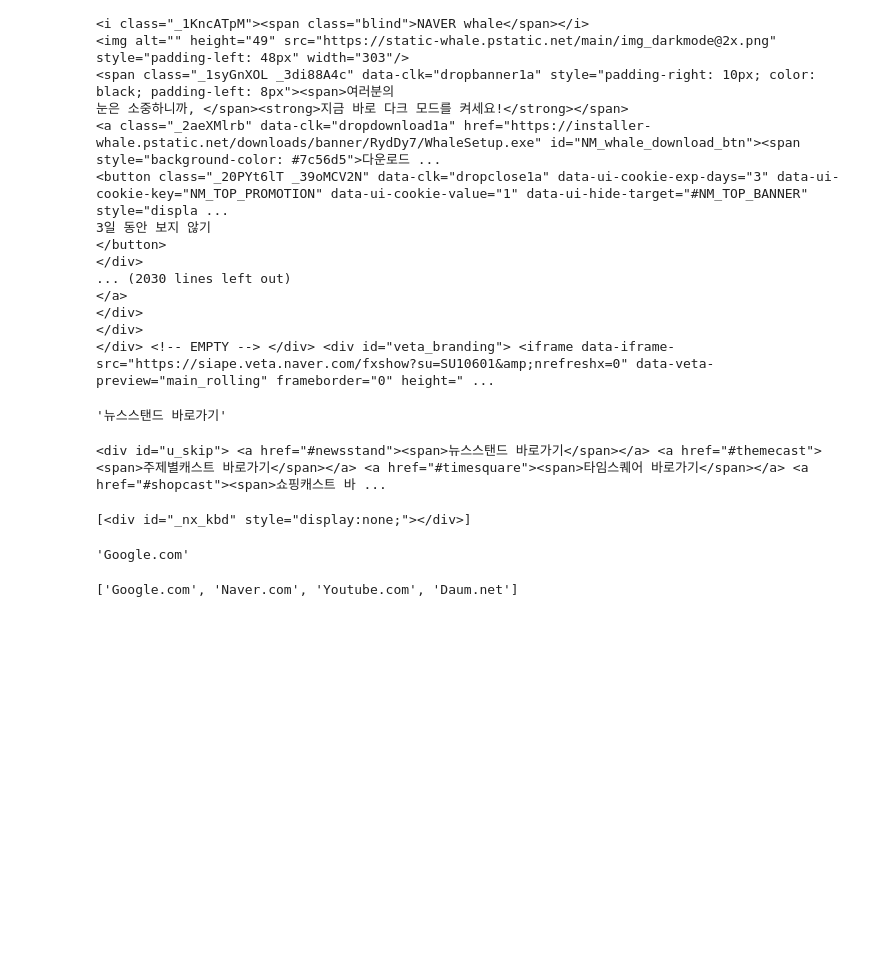
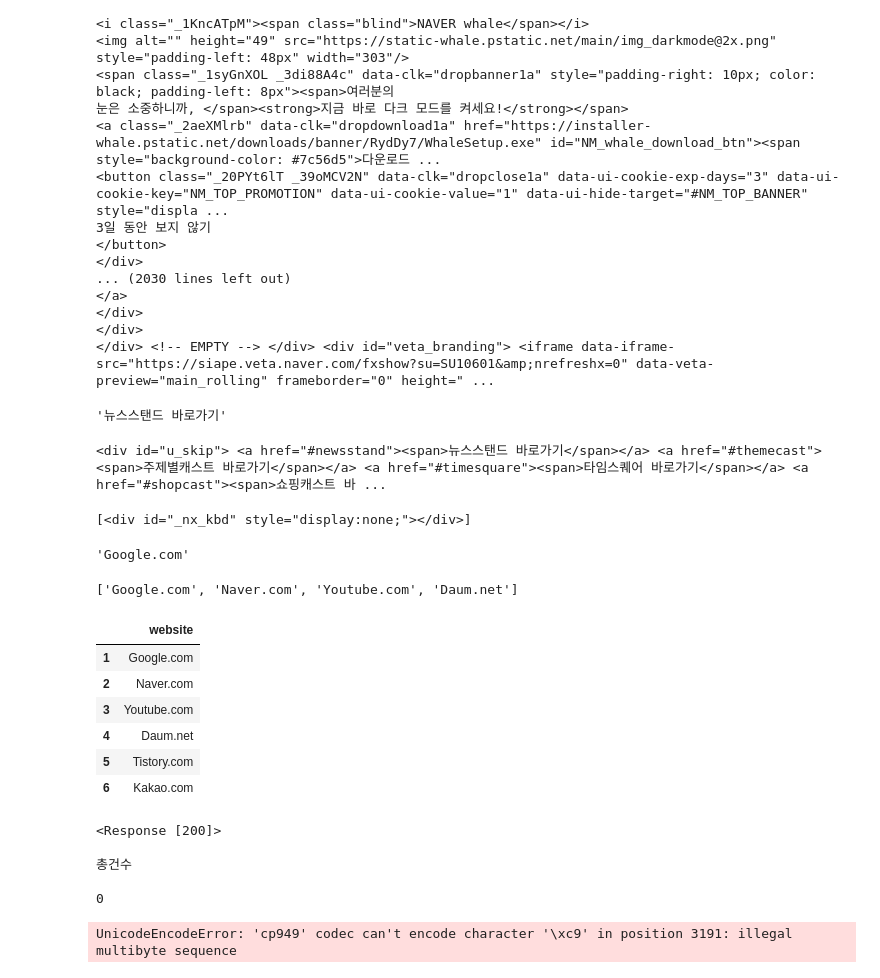
Before and after one commit to IDF13/mulcam_army, a Jupyter notebook: 크롤링 연습.ipynb, the cells around one changed output. Saved outputs shown, nothing was run; the diff lists cells and outputs as text; code cells hidden in the pictures; blank space fills up the shorter version.

Commit message:
melon_crawling

```diff
--- a/크롤링 연습.ipynb
+++ b/크롤링 연습.ipynb
@@ -119,4 +116,0 @@ website_ranking = [web_ranking_element.get_text() for web_ranking_element in web
-# %%
-website_ranking[:4]
-# %% [output]
-['Google.com', 'Naver.com', 'Youtube.com', 'Daum.net']
@@ -127,0 +119,41 @@ df
+# %%
+website_ranking[:4]
+# %% [output]
+['Google.com', 'Naver.com', 'Youtube.com', 'Daum.net']
+# %%
+import pandas as pd
+website_ranking_dict = {'website':website_ranking}
+df = pd.DataFrame(website_ranking_dict, columns=['website'], index=range(1,len(website_ranking)+1))
+df[0:6]
+# %% [output]
+|  | website |
+| 1 | Google.com |
+| 2 | Naver.com |
+| 3 | Youtube.com |
+| 4 | Daum.net |
+| 5 | Tistory.com |
+| 6 | Kakao.com |
+# %%
+# 멜론 차트 크롤링
+import requests
+from bs4 import BeautifulSoup as bs
+import pandas as pd
+
+header = {'User-Agent': 'Mozilla/5.0 (Windows NT 6.3; WOW64; Trident/7.0; Touch; rv:11.0) like Gecko'}
+
+url = 'https://www.melon.com/chart/index.htm'
+html_melon = requests.get(url, headers = header)
+print(html_melon)
+html_melon_text = html_melon.text
+soup = bs(html_melon_text, 'lxml')
+
+chart_list = soup.select('.lst50,.lst100')
+ranks = soup.findAll('div',{'class':'rank01'})
+artists = soup.findAll('div',{'class':'rank02'})
+like_num = soup.select('tr td div.wrap button span.cnt')
+print(like_num[0].text)
+# %% [output]
+<Response [200]>
+
+총건수
+                                                                                                0
@@ -127,0 +169,8 @@ df
+# %%
+import csv
+with open('melon100.csv', 'w',encoding = 'utf', newline='') as f:
+    writer = csv.writer(f)
+    writer.writerow(['순위', '곡명','가수'])
+    writer.writerow(melon_list)
+# %% [output]
+UnicodeEncodeError: 'cp949' codec can't encode character '\xc9' in position 3191: illegal multibyte sequence
```
Also changed, not shown: parts of 5 cells of this notebook, 2 other files.
